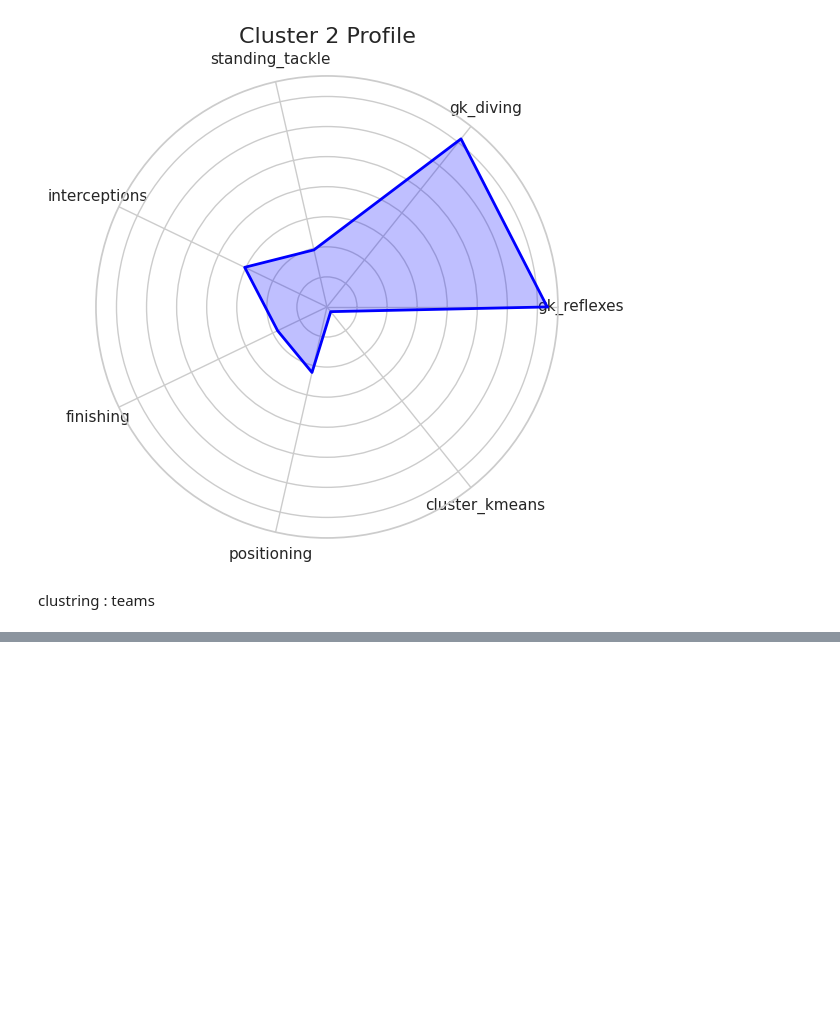
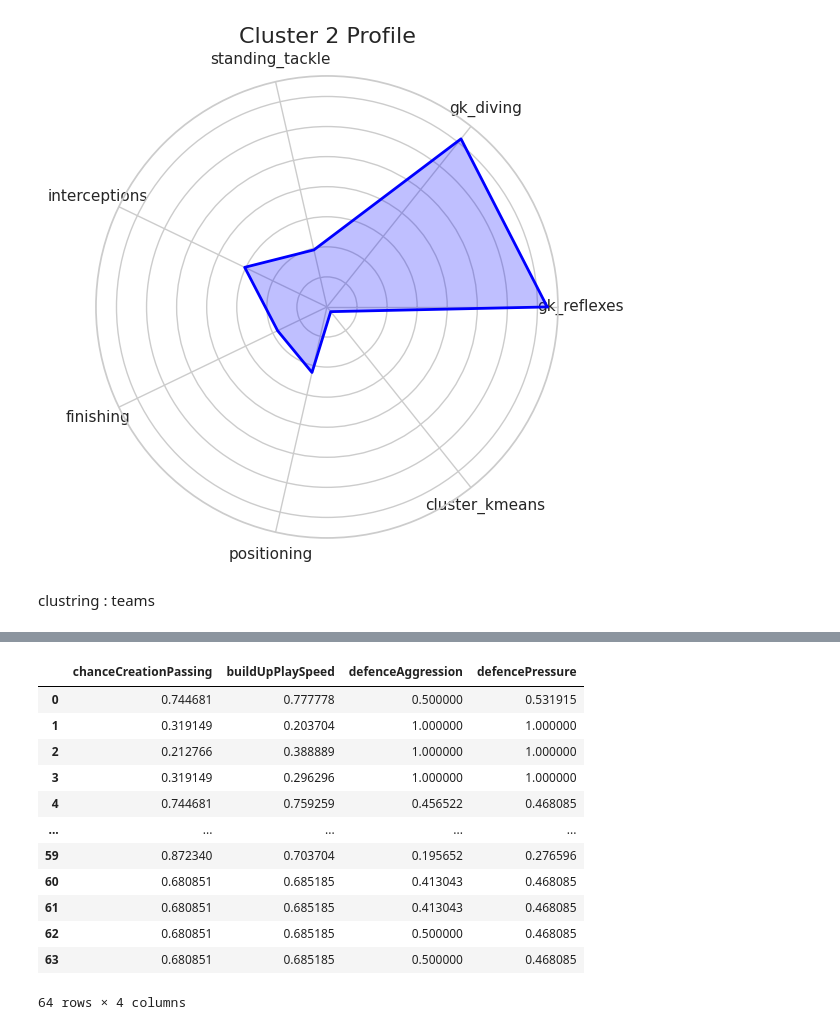
Before and after one commit to abelchageur/Mod-lisation_et_Clustering_des_Donn-es_de_Football, a Jupyter notebook: players_analyst.ipynb, the cells around one changed output, grey strips where cells are left out. Cells and saved outputs as stored; diff of their text form; code cells hidden in the pictures; blank space fills up the shorter version.

```diff
--- a/players_analyst.ipynb
+++ b/players_analyst.ipynb
@@ -914,0 +951,24 @@ team_analyse[team_analyse['buildUpPlayDribbling'] >= 60]
+# %%
+
+
+columns_normalize = ['chanceCreationPassing','buildUpPlaySpeed','defenceAggression', 'defencePressure']
+
+scaler = MinMaxScaler()
+normalized = scaler.fit_transform(team_analyse[columns_normalize])
+
+normalized_table = pd.DataFrame(normalized, columns=columns_normalize)
+normalized_table
+# %% [output]
+|  | chanceCreationPassing | buildUpPlaySpeed | defenceAggression | defencePressure |
+| 0 | 0.744681 | 0.777778 | 0.500000 | 0.531915 |
+| 1 | 0.319149 | 0.203704 | 1.000000 | 1.000000 |
+| 2 | 0.212766 | 0.388889 | 1.000000 | 1.000000 |
+| 3 | 0.319149 | 0.296296 | 1.000000 | 1.000000 |
+| 4 | 0.744681 | 0.759259 | 0.456522 | 0.468085 |
+| ... | ... | ... | ... | ... |
+| 59 | 0.872340 | 0.703704 | 0.195652 | 0.276596 |
+| 60 | 0.680851 | 0.685185 | 0.413043 | 0.468085 |
+| 61 | 0.680851 | 0.685185 | 0.413043 | 0.468085 |
+| 62 | 0.680851 | 0.685185 | 0.500000 | 0.468085 |
+| 63 | 0.680851 | 0.685185 | 0.500000 | 0.468085 |
+64 rows × 4 columns
```
Also changed, not shown: parts of 12 cells of this notebook.
